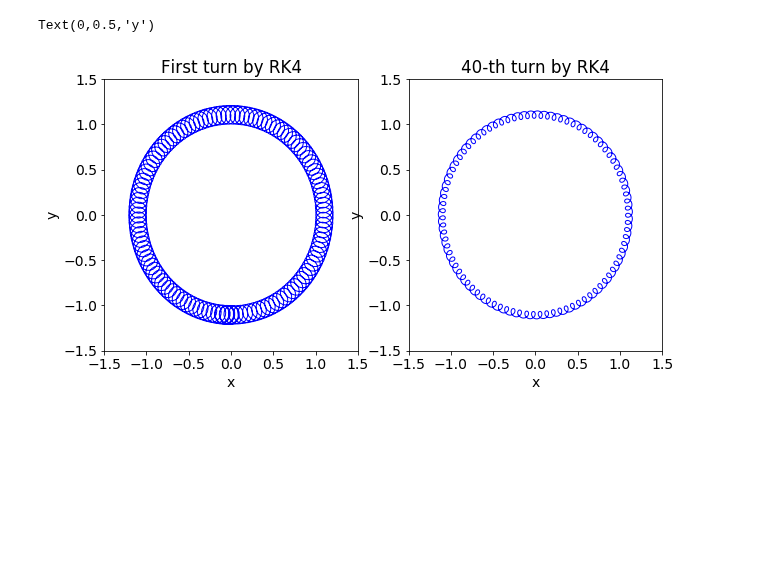
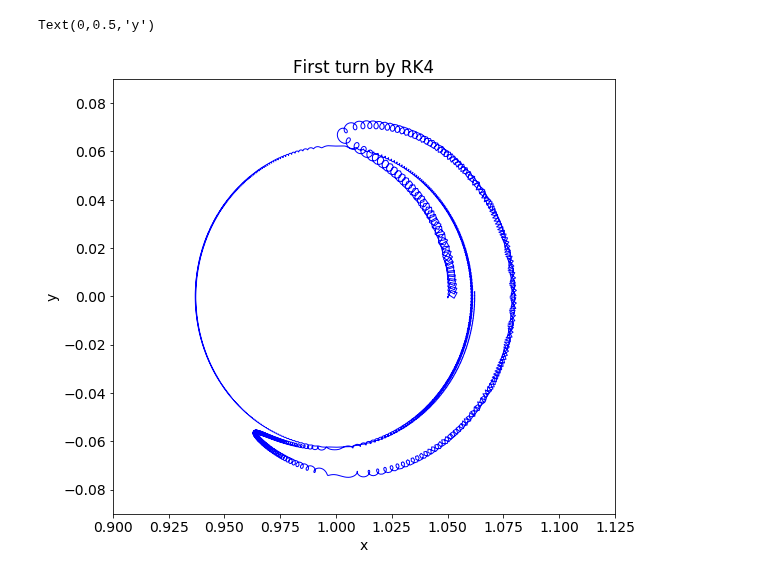
Before and after one commit to saidctb/GeomMeth2018, a Jupyter notebook: splitting_methods.ipynb, the cells around one changed output. Drawn from its saved outputs; the diff is of its cells as text; code cells hidden in the pictures; blank space fills up the shorter version.

```diff
--- a/splitting_methods.ipynb
+++ b/splitting_methods.ipynb
@@ -8,15 +316,22 @@ from matplotlib import pyplot as plt
 # %%
 # Define the fields for x in R^n, n>1
 def E(x):
-    E1 = 2e-2*x[0]/(x[0]**2 + x[1]**2)**(3/2)
-    E2 = 2e-2*x[1]/(x[0]**2 + x[1]**2)**(3/2)
+    #E1 = 2e-2*x[0]/(x[0]**2 + x[1]**2)**(3/2)
+    #E2 = 2e-2*x[1]/(x[0]**2 + x[1]**2)**(3/2)
+    #E3 = 0
+    E1 = 0
+    E2 = 0
     E3 = 0
     return np.array([E1, E2, E3])
 
+R0 = 1. # major radius
 def B(x):
-    B1 = 0
-    B2 = 0
-    B3 = (x[0]**2 + x[1]**2)**(1/2)
+    #B1 = 0
+    #B2 = 0
+    #B3 = (x[0]**2 + x[1]**2)**(1/2)
+    B1 = 1./2./(x[0]**2 + x[1]**2)*( - x[0]*x[2] - 2.*x[1] )
+    B2 = 1./2./(x[0]**2 + x[1]**2)*( - x[1]*x[2] + 2.*x[0] )
+    B3 = 1./2./(x[0]**2 + x[1]**2)**(1/2)*( (x[0]**2 + x[1]**2)**(1/2) - R0 )
     return np.array([B1, B2, B3])
 # %%
 # Define the vector field for the RK solver:
@@ -252,24 +570,24 @@ Done.
 # %%
 # Figure: particle orbit
 plt.rcParams.update({'font.size': 14})
-plt.figure(figsize=(10, 5))
-plt.subplot(121)
-plt.plot(z_store_A[:, 0], z_store_A[:, 1], '-b', linewidth=1)
-plt.xlim(-1.5, 1.5)
-plt.ylim(-1.5, 1.5)
+plt.figure(figsize=(9, 8))
+#plt.subplot(121)
+plt.plot( (zt[:, 0]**2 + zt[:,1]**2)**(1/2), zt[:, 2], '-b', linewidth=1)
+plt.xlim(0.9, 1.125)
+plt.ylim(-0.09, 0.09)
 plt.title('First turn by ' + method)
 plt.xlabel('x')
 plt.ylabel('y')
-plt.subplot(122)
-plt.plot(z_store_B[1:, 0], z_store_B[1:, 1], '-b', linewidth=1)
-plt.xlim(-1.5, 1.5)
-plt.ylim(-1.5, 1.5)
-plt.title(str(turn_store + 1) + '-th turn by ' + method)
-plt.xlabel('x')
-plt.ylabel('y')
+#plt.subplot(122)
+#plt.plot(z_store_B[1:, 0], z_store_B[1:, 1], '-b', linewidth=1)
+#plt.xlim(-1.5, 1.5)
+#plt.ylim(-1.5, 1.5)
+#plt.title(str(turn_store + 1) + '-th turn by ' + method)
+#plt.xlabel('x')
+#plt.ylabel('y')
 # %% [output]
 Text(0,0.5,'y')
-[figure, old version]
+[figure, new version]
 # %%
 # Figure: conserved quantities
 plt.figure(figsize=(12, 16))
```
Also changed, not shown: parts of 11 cells of this notebook, 1 other file.
